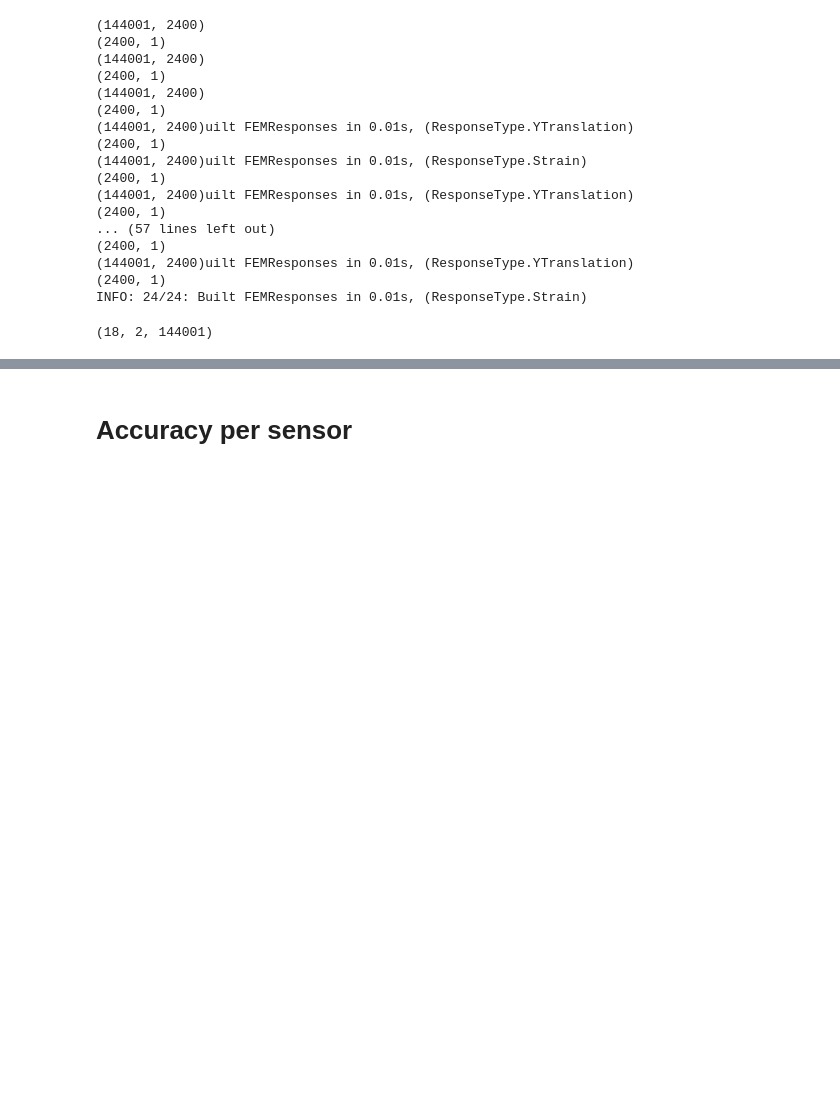
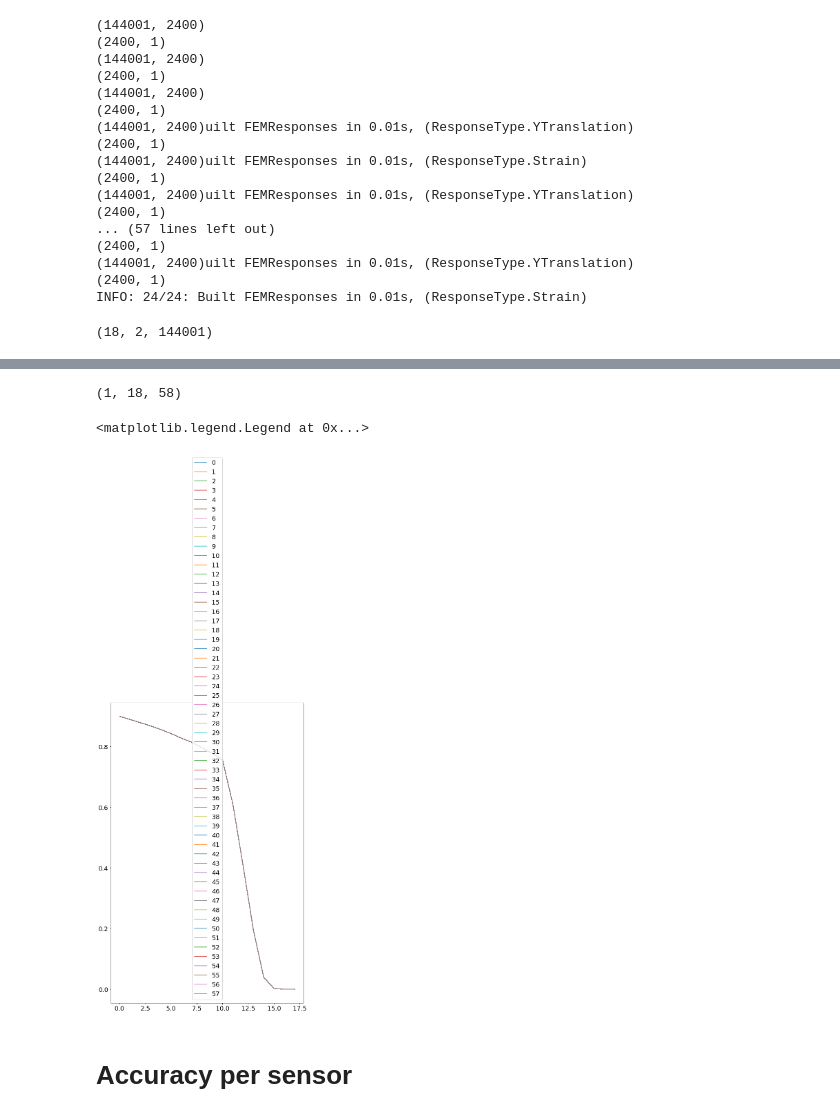
Before and after one commit to jerbaroo/bridge-sim, a Jupyter notebook: notebooks/classify.ipynb, the cells around one changed output, grey strips where cells are left out. Drawn from its saved outputs; the diff is of its cells as text; code cells hidden in the pictures; blank space fills up the shorter version.

```diff
--- a/notebooks/classify.ipynb
+++ b/notebooks/classify.ipynb
@@ -1141,3 +1156,19 @@ for classifier in classifiers:
+# %%
+np.array(results).shape
+# %% [output]
+(1, 18, 58)
+# %%
+preds = np.array(results, copy=True)[0].T
+preds.shape
+# plt.plot(preds[10])
+# plt.plot(results[0])
+# datetimes
+for i in range(len(preds)):
+    plt.plot(preds[i], label=i)
+plt.legend()
+# %% [output]
+<matplotlib.legend.Legend at 0x...>
+[figure, added]
 # %% [markdown]
 # Accuracy per sensor
 # %%
```
Also changed, not shown: parts of 18 cells of this notebook.
